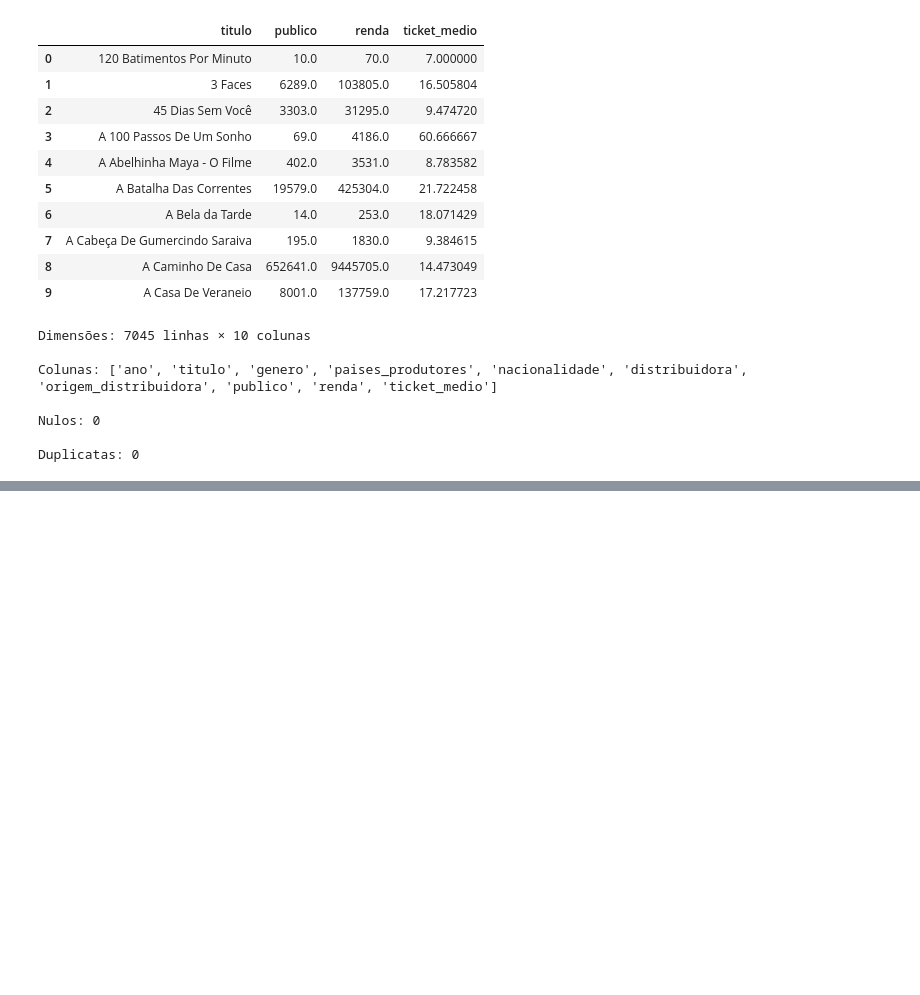
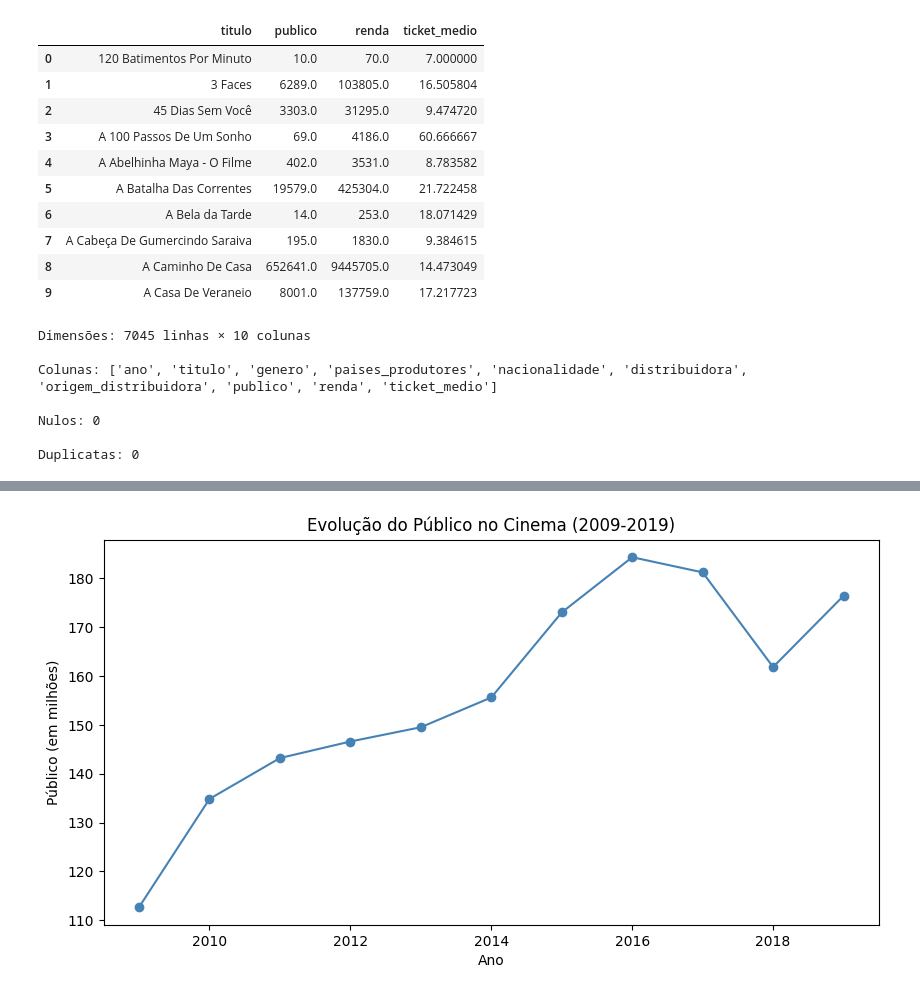
Before and after one commit to paloma2411/analise-filmes-brasil, a Jupyter notebook: analise_filmes.ipynb, the cells around one changed output, grey strips where cells are left out. Saved outputs shown, nothing was run; the diff lists cells and outputs as text; code cells hidden in the pictures; blank space fills up the shorter version.

```diff
--- a/analise_filmes.ipynb
+++ b/analise_filmes.ipynb
@@ -209,0 +226,10 @@ Duplicatas: 0
+# %%
+# Agrupando por ano e somando público e renda
+evolucao_anual = df.groupby('ano')[['publico', 'renda']].sum()
+
+# Formatando para exibição amigável
+evolucao_anual_formatado = evolucao_anual.copy()
+evolucao_anual_formatado['publico'] = evolucao_anual_formatado['publico'].apply(lambda x: f'{x:,.0f}'.replace(',', '.'))
+evolucao_anual_formatado['renda'] = evolucao_anual_formatado['renda'].apply(lambda x: f'R$ {x:,.2f}'.replace(',', 'X').replace('.', ',').replace('X', '.'))
+
+evolucao_anual_formatado
@@ -209,0 +250,13 @@ Duplicatas: 0
+# %%
+# Gráfico da evolução do público por ano (em milhões)
+(evolucao_anual['publico'] / 1_000_000).plot(
+    kind='line',
+    marker='o',
+    figsize=(10, 5),
+    title='Evolução do Público no Cinema (2009-2019)',
+    color='steelblue',
+    ylabel='Público (em milhões)',
+    xlabel='Ano'
+);
+# %% [output]
+[figure, added]
```
Also changed, not shown: parts of 7 cells of this notebook.
